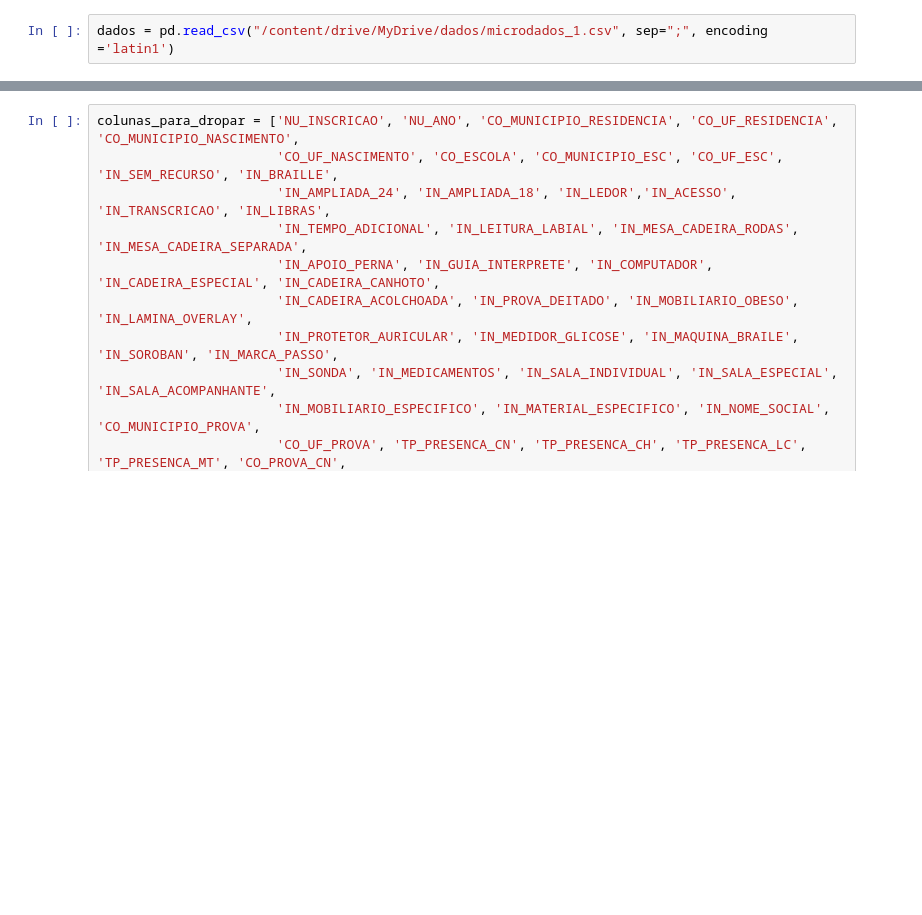
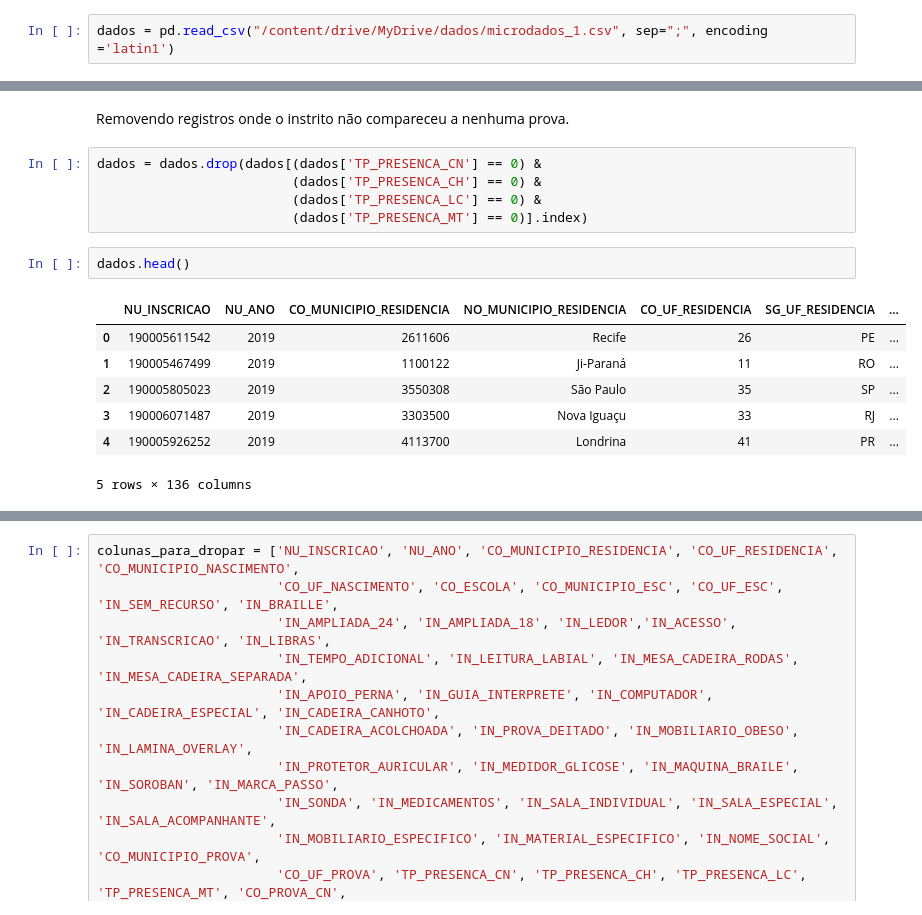
Before and after one commit to EdCarlosBicudo/microdados_enem_2019, a Jupyter notebook: notebooks/1_EDA.ipynb, the cells around one changed output, grey strips where cells are left out. Cells and saved outputs as stored; diff of their text form; blank space fills up the shorter version.

Commit message:
Limpando e salvando os dados

```diff
--- a/notebooks/1_EDA.ipynb
+++ b/notebooks/1_EDA.ipynb
@@ -25 +29,18 @@ dados.head()
 5 rows × 136 columns
+# %% [markdown]
+Removendo registros onde o instrito não compareceu a nenhuma prova.
+# %%
+dados = dados.drop(dados[(dados['TP_PRESENCA_CN'] == 0) &
+                         (dados['TP_PRESENCA_CH'] == 0) &
+                         (dados['TP_PRESENCA_LC'] == 0) &
+                         (dados['TP_PRESENCA_MT'] == 0)].index)
+# %%
+dados.head()
+# %% [output]
+|  | NU_INSCRICAO | NU_ANO | CO_MUNICIPIO_RESIDENCIA | NO_MUNICIPIO_RESIDENCIA | CO_UF_RESIDENCIA | SG_UF_RESIDENCIA | ... |
+| 0 | 190005611542 | 2019 | 2611606 | Recife | 26 | PE | ... |
+| 1 | 190005467499 | 2019 | 1100122 | Ji-Paraná | 11 | RO | ... |
+| 2 | 190005805023 | 2019 | 3550308 | São Paulo | 35 | SP | ... |
+| 3 | 190006071487 | 2019 | 3303500 | Nova Iguaçu | 33 | RJ | ... |
+| 4 | 190005926252 | 2019 | 4113700 | Londrina | 41 | PR | ... |
+5 rows × 136 columns
```
Also changed, not shown: parts of 17 cells of this notebook.
